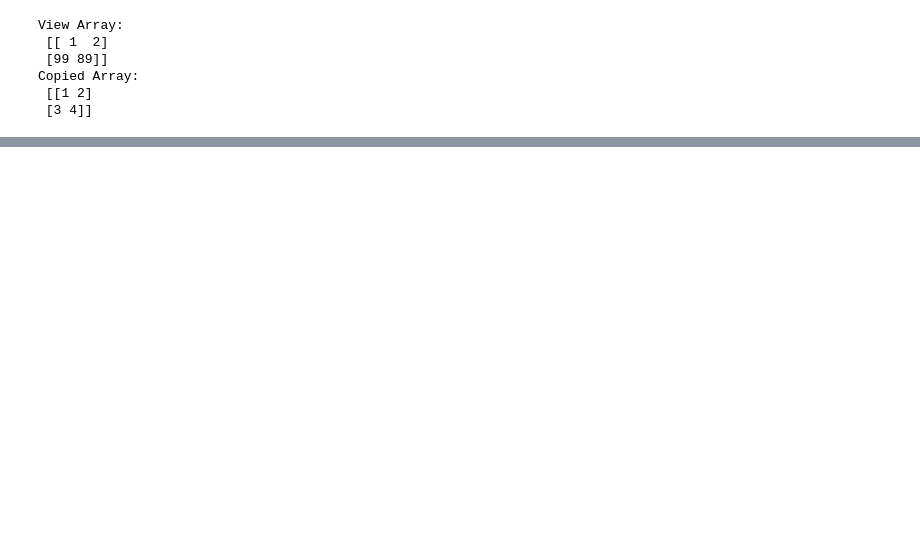
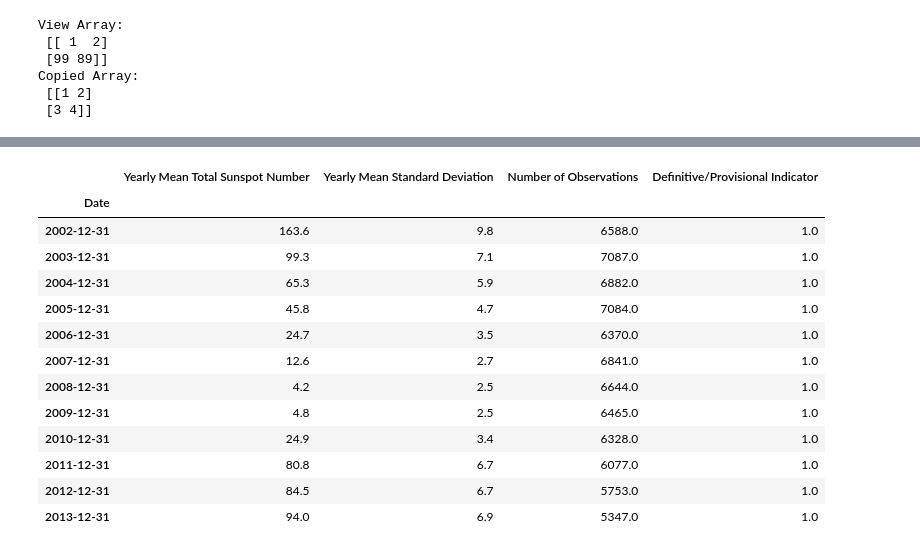
Before and after one commit to PiotrWaluszek/DataAnalysisRevision, a Jupyter notebook: DataAnalysiswithPython.ipynb, the cells around one changed output, grey strips where cells are left out. Cells and saved outputs as stored; diff of their text form; code cells hidden in the pictures; blank space fills up the shorter version.

```diff
--- a/DataAnalysiswithPython.ipynb
+++ b/DataAnalysiswithPython.ipynb
@@ -547,0 +846,3 @@ Copied Array:
+# %%
+import quandl
+sunspots = quandl.get("SIDC/SUNSPOTS_A")
@@ -547,0 +884,18 @@ Copied Array:
+# %%
+# Select rows using index
+sunspots["20020101": "20131231"]
+# %% [output]
+|  | Yearly Mean Total Sunspot Number | Yearly Mean Standard Deviation | Number of Observations | Definitive/Provisional Indicator |
+| Date |  |  |  |  |
+| 2002-12-31 | 163.6 | 9.8 | 6588.0 | 1.0 |
+| 2003-12-31 | 99.3 | 7.1 | 7087.0 | 1.0 |
+| 2004-12-31 | 65.3 | 5.9 | 6882.0 | 1.0 |
+| 2005-12-31 | 45.8 | 4.7 | 7084.0 | 1.0 |
+| 2006-12-31 | 24.7 | 3.5 | 6370.0 | 1.0 |
+| 2007-12-31 | 12.6 | 2.7 | 6841.0 | 1.0 |
+| 2008-12-31 | 4.2 | 2.5 | 6644.0 | 1.0 |
+| 2009-12-31 | 4.8 | 2.5 | 6465.0 | 1.0 |
+| 2010-12-31 | 24.9 | 3.4 | 6328.0 | 1.0 |
+| 2011-12-31 | 80.8 | 6.7 | 6077.0 | 1.0 |
+| 2012-12-31 | 84.5 | 6.7 | 5753.0 | 1.0 |
+| 2013-12-31 | 94.0 | 6.9 | 5347.0 | 1.0 |
```
Also changed, not shown: parts of 86 cells of this notebook.
